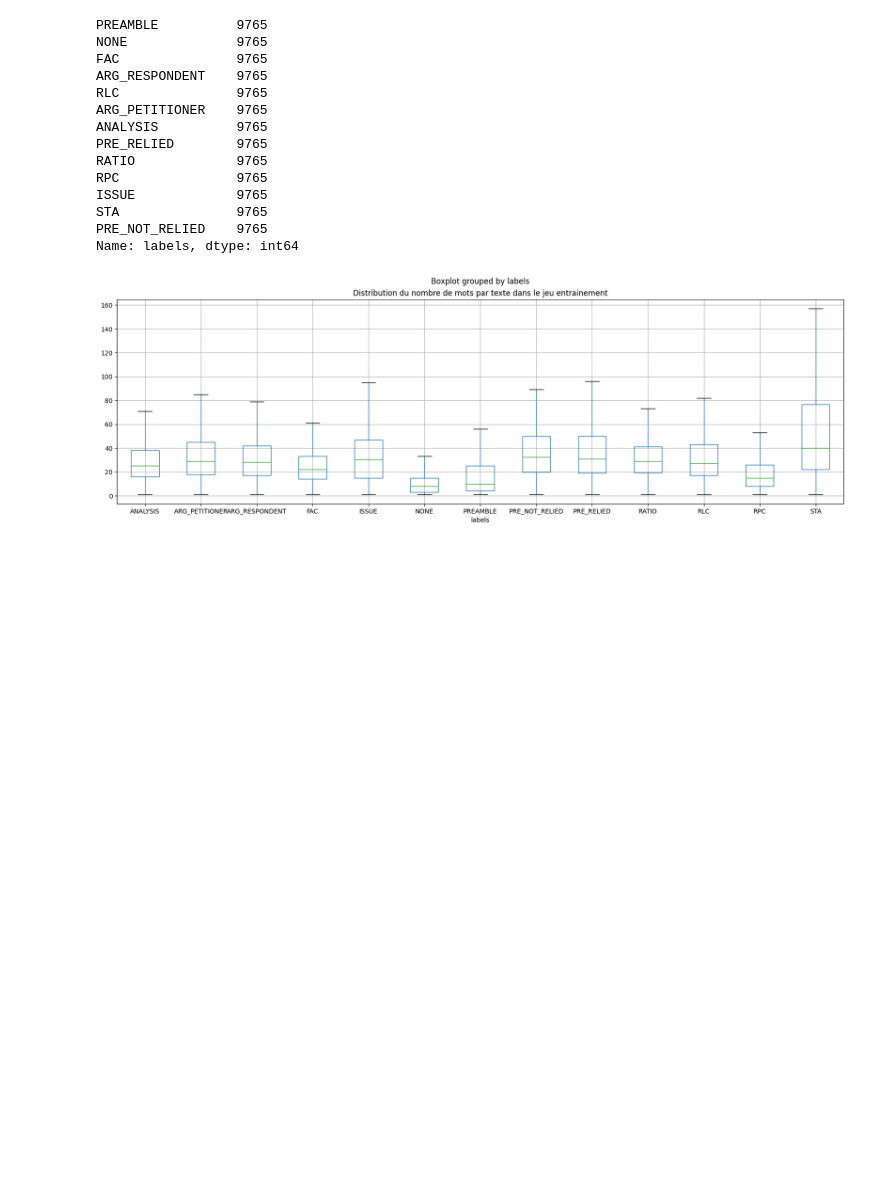
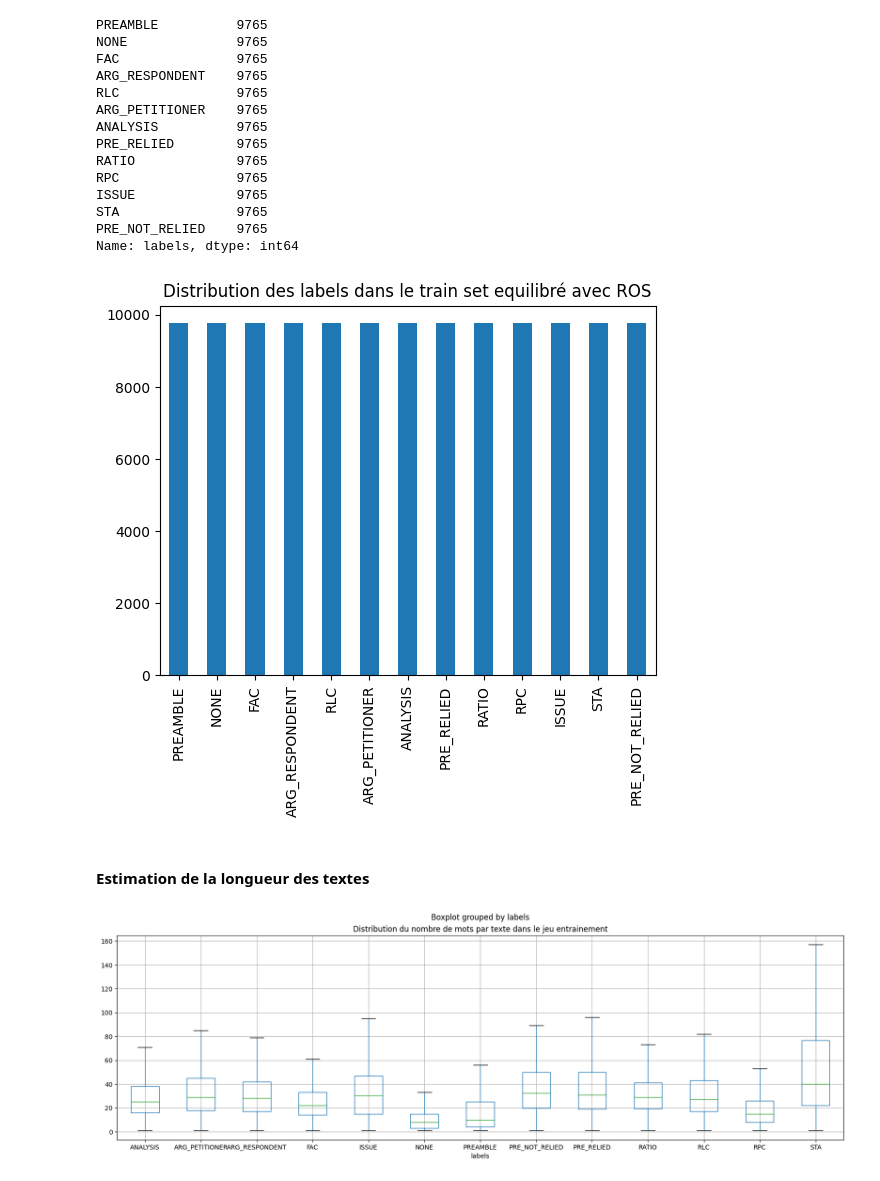
Before and after one commit to MangoHiller/Projet_SemEval2023_ATAL, a Jupyter notebook: LegalEval_Transformers.ipynb, the cells around one changed output. Drawn from its saved outputs; the diff is of its cells as text; code cells hidden in the pictures; blank space fills up the shorter version.

```diff
--- a/LegalEval_Transformers.ipynb
+++ b/LegalEval_Transformers.ipynb
@@ -177,4 +179,12 @@ ISSUE             9765
 STA               9765
 PRE_NOT_RELIED    9765
 Name: labels, dtype: int64
+# %%
+Random_Over_Sample_train_df["labels"].value_counts().plot(kind='bar')
+plt.title('Distribution des labels dans le train set equilibré avec ROS')
+plt.show()
+# %% [output]
+[figure, added]
+# %% [markdown]
+#### Estimation de la longueur des textes
 # %%
```
Also changed, not shown: parts of 26 cells of this notebook.
